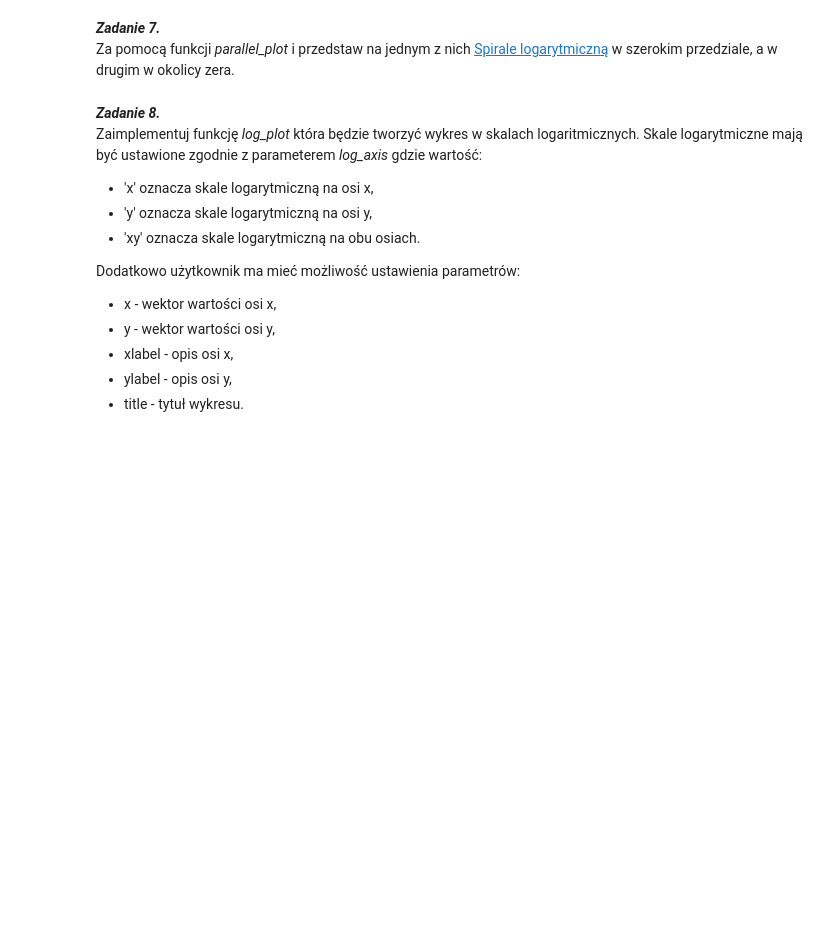
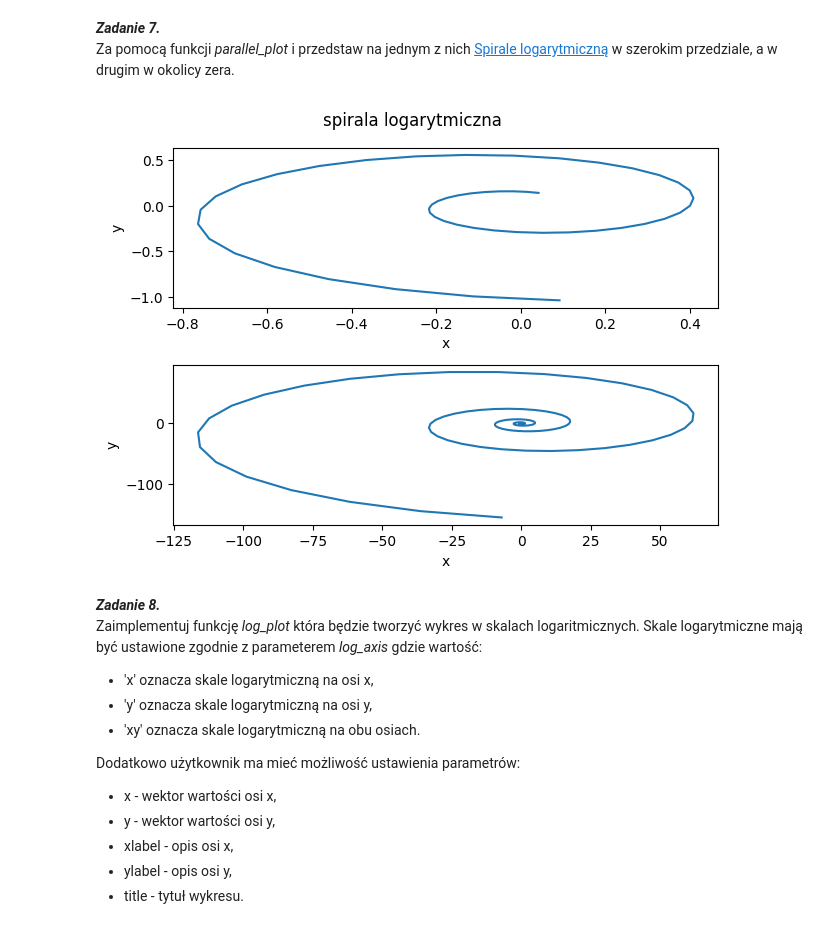
Before and after one commit to KAIR-ISZ-MN-2023-RM/laboratorium-2-igorsiata, a Jupyter notebook: sprawozdanie.ipynb, the cells around one changed output. Cells and saved outputs as stored; diff of their text form; code cells hidden in the pictures; blank space fills up the shorter version.

```diff
--- a/sprawozdanie.ipynb
+++ b/sprawozdanie.ipynb
@@ -161,6 +171,20 @@ Jeżeli nie da się wyrysować danych należy zwrócić wartość None.
 # %% [markdown]
 ***Zadanie 7.***
 Za pomocą funkcji *parallel\_plot*  i przedstaw na jednym z nich [Spirale logarytmiczną](https://pl.wikipedia.org/wiki/Spirala_logarytmiczna) w szerokim przedziale, a w drugim w okolicy zera.
+# %%
+vect1 = np.arange(-5,5,0.2)
+a = 0.4
+b = 0.2
+x1 = a*np.exp(b*vect1) * np.cos(vect1)
+y1 = a *np.exp(b*vect1) * np.sin(vect1)
+vect2 = np.arange(-30,30,0.2)
+x2 = a*np.exp(b*vect2) * np.cos(vect2)
+y2 = a *np.exp(b*vect2) * np.sin(vect2)
+main.parallel_plot(x1, y1, x2 , y2,'x', 'y',
+                       'x', 'y', 'spirala logarytmiczna', '-')
+plt.show()
+# %% [output]
+[figure, added]
 # %% [markdown]
 ***Zadanie 8.***
 Zaimplementuj funkcję *log\_plot* która będzie tworzyć wykres w skalach logaritmicznych. Skale logarytmiczne mają być ustawione zgodnie z parameterem *log\_axis* gdzie wartość:
```
Also changed, not shown: parts of 5 cells of this notebook, 1 other file.
